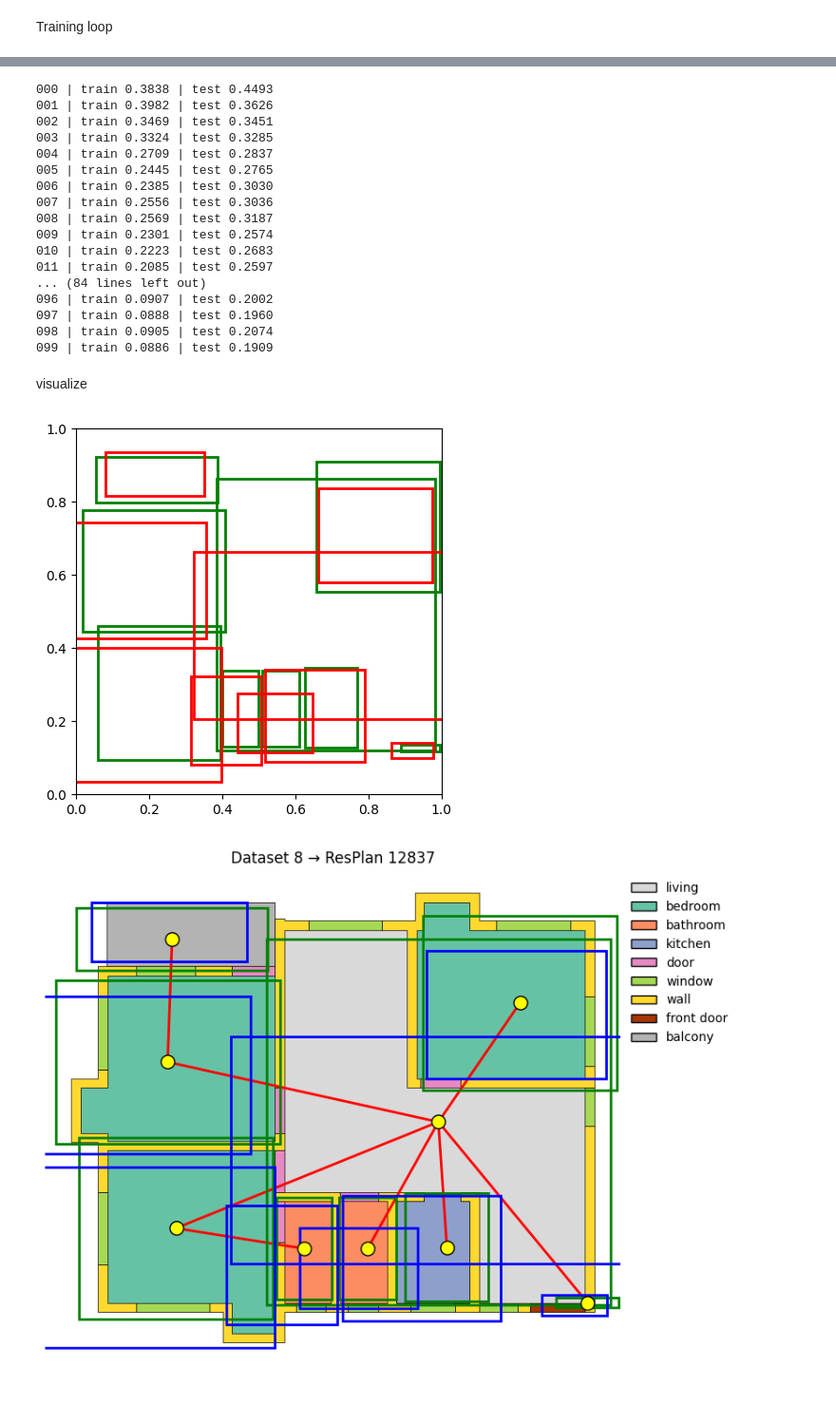
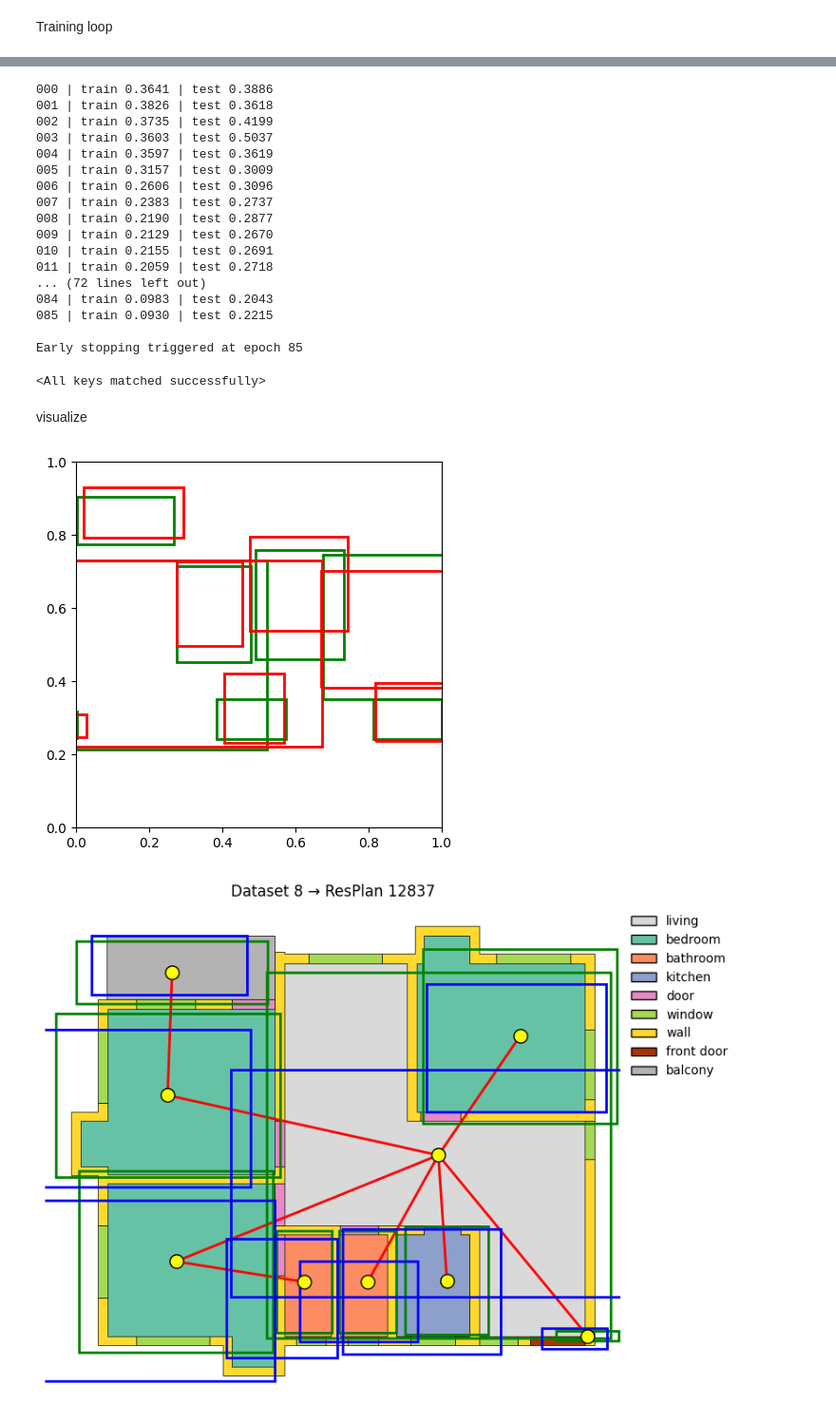
Before and after one commit to dexterhere04/FloorPlan-Pipeline, a Jupyter notebook: model_testing.ipynb, the cells around one changed output, grey strips where cells are left out. Shown at 95% size. Drawn from its saved outputs; the diff is of its cells as text; code cells hidden in the pictures.

Commit message:
improved model

```diff
--- a/model_testing.ipynb
+++ b/model_testing.ipynb
@@ -283,8 +283,17 @@ def visualize_prediction(sample_idx=0):
             )
             ax.add_patch(rect)
 
-    ax.set_xlim(0,1)
-    ax.set_ylim(0,1)
+    # auto-fit canvas to include all GT and predicted boxes
+    xmin = min((b[:, 0] - b[:, 2] / 2).min() for b in (gt, pred))
+    xmax = max((b[:, 0] + b[:, 2] / 2).max() for b in (gt, pred))
+    ymin = min((b[:, 1] - b[:, 3] / 2).min() for b in (gt, pred))
+    ymax = max((b[:, 1] + b[:, 3] / 2).max() for b in (gt, pred))
+
+    mx = 0.05 * (xmax - xmin + 1e-6)
+    my = 0.05 * (ymax - ymin + 1e-6)
+
+    ax.set_xlim(xmin - mx, xmax + mx)
+    ax.set_ylim(ymin - my, ymax + my)
     ax.set_aspect("equal")
     plt.show()
 # %%
@@ -561,32 +589,45 @@ def eval_epoch():
 # %%
-for epoch in range(100):
+early_stopper = EarlyStopping()
+
+for epoch in range(200):
     tr = train_epoch()
     te = eval_epoch()
+
     print(f"{epoch:03d} | train {tr:.4f} | test {te:.4f}")
+
+    early_stopper.step(te, model)
+
+    if early_stopper.stop:
+        print(f"\nEarly stopping triggered at epoch {epoch}")
+        break
+
+# Restore best model
+model.load_state_dict(torch.load("best_model.pt"))
 # %% [output]
-000 | train 0.3838 | test 0.4493
-001 | train 0.3982 | test 0.3626
-002 | train 0.3469 | test 0.3451
-003 | train 0.3324 | test 0.3285
-004 | train 0.2709 | test 0.2837
-005 | train 0.2445 | test 0.2765
-006 | train 0.2385 | test 0.3030
-007 | train 0.2556 | test 0.3036
-008 | train 0.2569 | test 0.3187
-009 | train 0.2301 | test 0.2574
-010 | train 0.2223 | test 0.2683
-011 | train 0.2085 | test 0.2597
-... (84 lines left out)
-096 | train 0.0907 | test 0.2002
-097 | train 0.0888 | test 0.1960
-098 | train 0.0905 | test 0.2074
-099 | train 0.0886 | test 0.1909
+000 | train 0.3641 | test 0.3886
+001 | train 0.3826 | test 0.3618
+002 | train 0.3735 | test 0.4199
+003 | train 0.3603 | test 0.5037
+004 | train 0.3597 | test 0.3619
+005 | train 0.3157 | test 0.3009
+006 | train 0.2606 | test 0.3096
+007 | train 0.2383 | test 0.2737
+008 | train 0.2190 | test 0.2877
+009 | train 0.2129 | test 0.2670
+010 | train 0.2155 | test 0.2691
+011 | train 0.2059 | test 0.2718
+... (72 lines left out)
+084 | train 0.0983 | test 0.2043
+085 | train 0.0930 | test 0.2215
+
+Early stopping triggered at epoch 85
+<All keys matched successfully>
 # %% [markdown]
 visualize
 # %%
-visualize_prediction(8)
+visualize_prediction(9)
 # %% [output]
-[figure, old version]
+[figure, new version]
 # %%
 visualize_sample(
     i=8,
```
Also changed, not shown: parts of 6 cells of this notebook, 1 other file.
